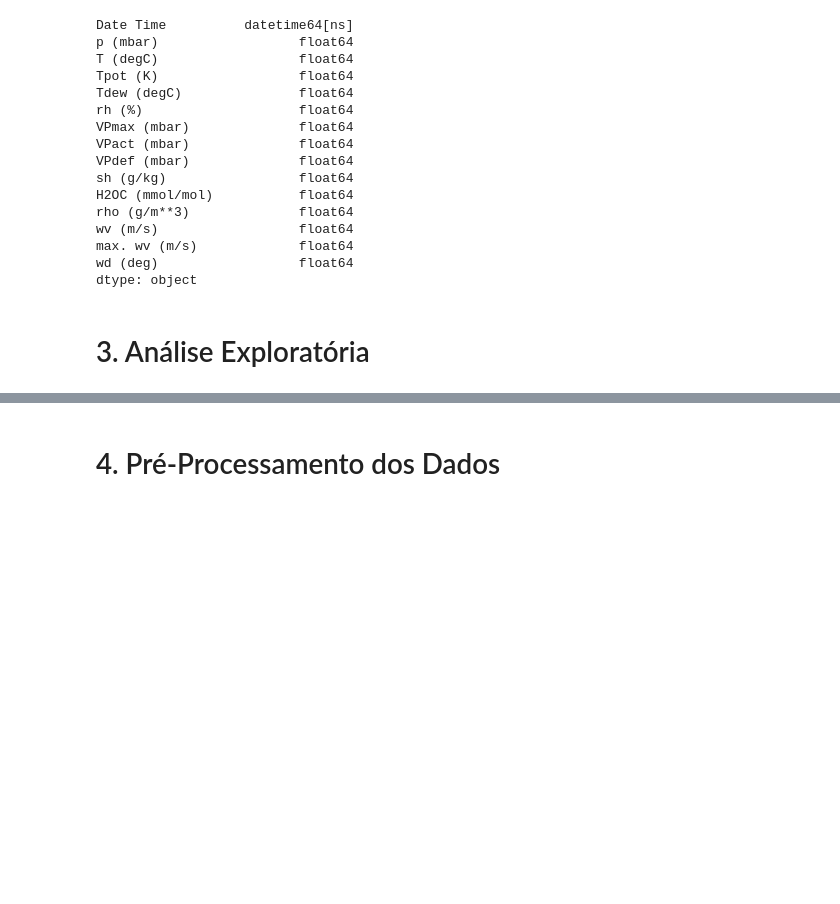
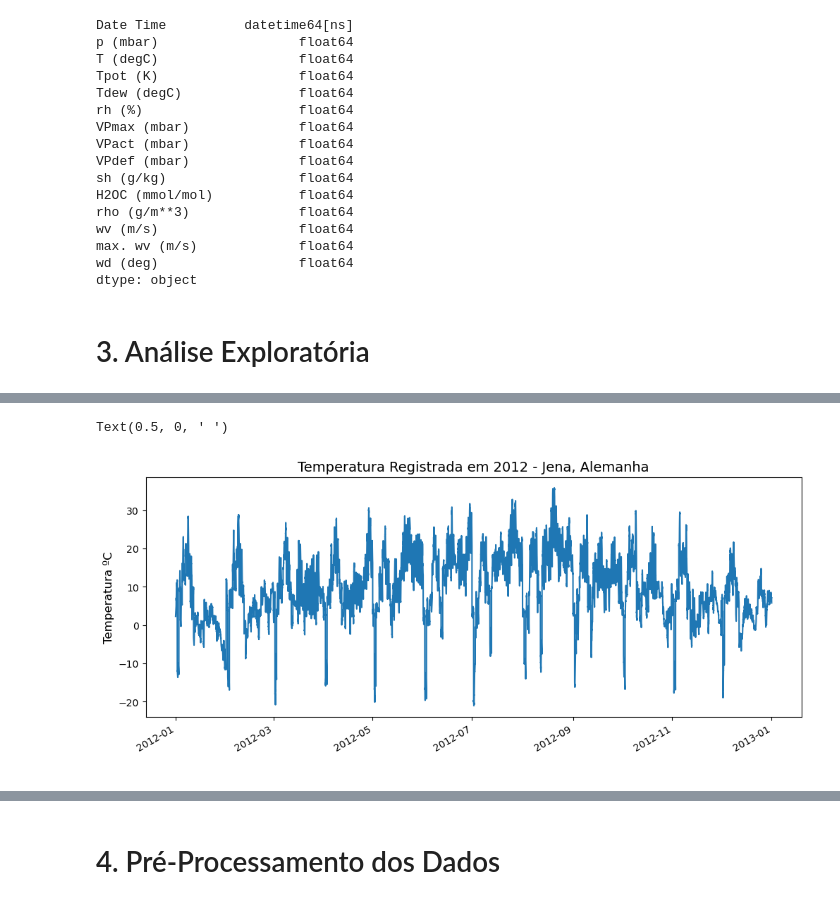
Before and after one commit to marcosmorais94/climate_forecast, a Jupyter notebook: climate_forecast_ml.ipynb, the cells around one changed output, grey strips where cells are left out. Cells and saved outputs as stored; diff of their text form; code cells hidden in the pictures; blank space fills up the shorter version.

```diff
--- a/climate_forecast_ml.ipynb
+++ b/climate_forecast_ml.ipynb
@@ -105,0 +155,17 @@ dtype: object
+# %%
+# Análise do ano de 2012
+# Ajuste no tamanho do gráfico
+fig, ax = plt.subplots(figsize=(12, 5))
+
+# Define a métrica observada
+df.loc['2012', 'T (degC)'].plot()
+
+# Define título
+plt.title('Temperatura Registrada em 2012 - Jena, Alemanha', fontsize = 14)
+
+# Define nomes dos eixos X e Y
+plt.ylabel('Temperatura ºC', fontsize = 12)
+plt.xlabel(' ', fontsize = 12)
+# %% [output]
+Text(0.5, 0, ' ')
+[figure, added]
```
Also changed, not shown: parts of 16 cells of this notebook.
